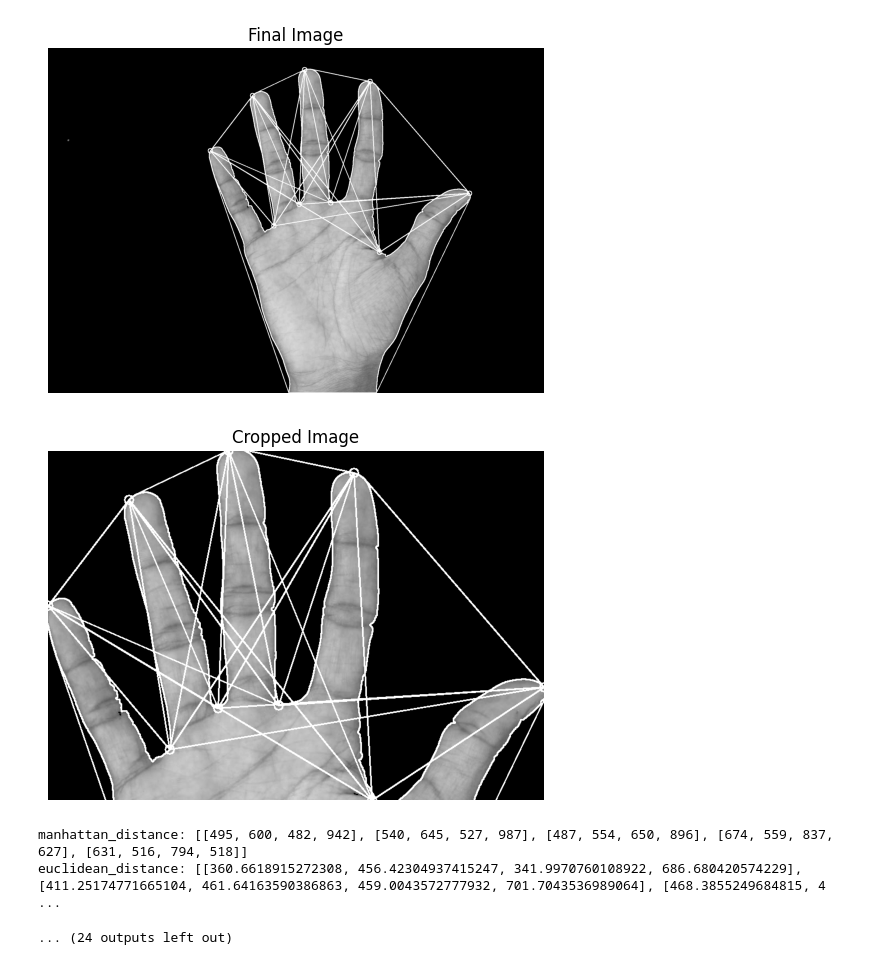
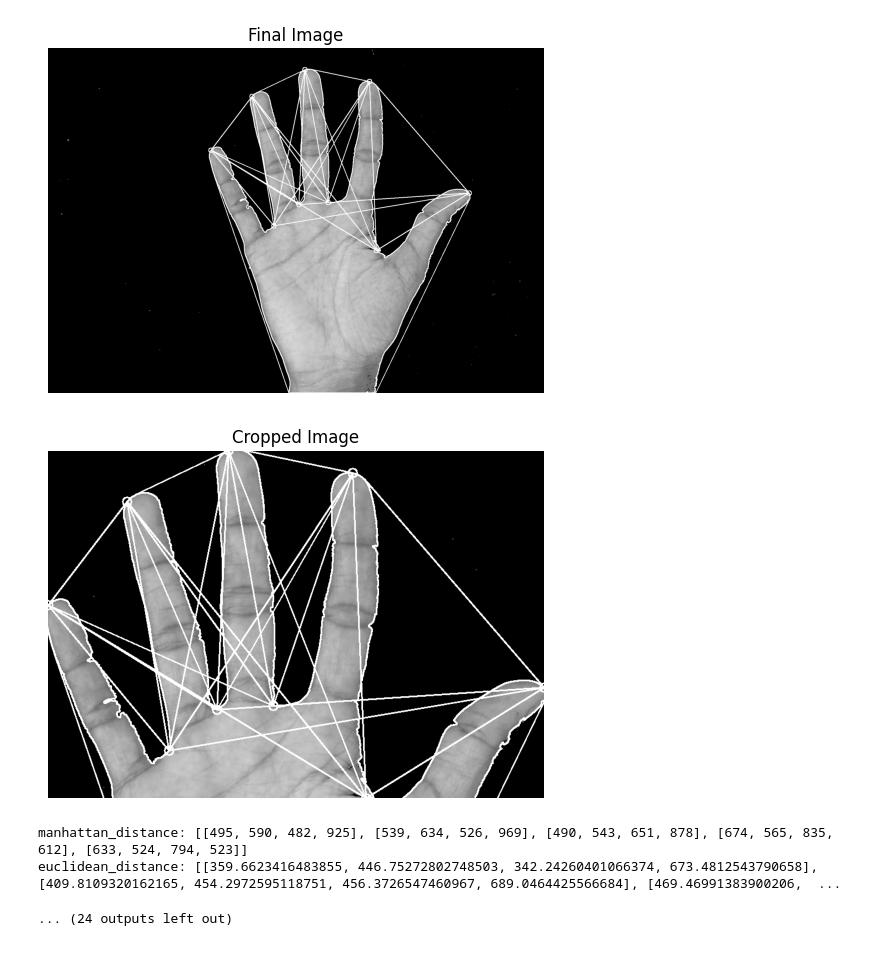
Before and after one commit to RizkiAlkarim/hand-geometry, a Jupyter notebook: hand_geometry.ipynb, the cells around one changed output. Cells and saved outputs as stored; diff of their text form; code cells hidden in the pictures.

Commit message:
chore: refactor thresholding & masking

```diff
--- a/hand_geometry.ipynb
+++ b/hand_geometry.ipynb
@@ -185,17 +185,45 @@ for i in pics:
         plt.show()
 
         # Thresholding
-        ret, thresh = cv2.threshold(img, 90, 255, cv2.THRESH_BINARY)
-        kernel = np.ones((5,5),np.uint8)
-        thresh = cv2.erode(thresh, kernel, iterations=1)
-        thresh = cv2.dilate(thresh, kernel, iterations=1)
-        plt.imshow(thresh.astype(np.uint8), cmap='gray')
+        threshold = 100
+        binary = np.zeros_like(gaussian_img)
+        binary[gaussian_img > threshold] = 255
+        plt.imshow(binary.astype(np.uint8), cmap='gray')
         plt.axis('off')
-        plt.title("Threshold")
+        plt.title("Thresholding")
         plt.show()
 
+        # Erode Morphology Transformation
+        # kernel = np.ones((5, 5), np.uint8)
+        # thresh = np.zeros_like(binary)
+        # for i in range(2, binary.shape[0] - 2):
+        #     for j in range(2, binary.shape[1] - 2):
+        #         if np.all(binary[i - 2:i + 3, j - 2:j + 3] == 255):
+        #             thresh[i, j] = 255
+        # plt.imshow(thresh.astype(np.uint8), cmap='gray')
+        # plt.axis('off')
+        # plt.title("Erode")
+        # plt.show()
+
+        # Dilate Morphology Transformation
+        # thresh = np.zeros_like(binary)
+        # for i in range(2, binary.shape[0] - 2):
+        #     for j in range(2, binary.shape[1] - 2):
+        #         if np.any(binary[i - 2:i + 3, j - 2:j + 3] == 255):
+        #             thresh[i, j] = 255
+        # plt.imshow(thresh.astype(np.uint8), cmap='gray')
+        # plt.axis('off')
+        # plt.title("Dilate")
+        # plt.show()
+
         # Masking
-        masked = cv2.bitwise_and(img, img, mask=thresh)
+        mask = np.zeros_like(img)
+        mask[img > threshold] = 255
+        masked = np.zeros_like(img)
+        for i in range(mask.shape[0]):
+            for j in range(mask.shape[1]):
+                if mask[i, j] == 255:
+                    masked[i, j] = img[i, j]
         plt.imshow(masked.astype(np.uint8), cmap='gray')
         plt.axis('off')
         plt.title("Masking")
@@ -209,18 +237,16 @@ for i in pics:
         sobel_y = sobel_y.astype(np.float64)
         sobel_x[sobel_x==0]=0.00000001
         gradiant_tangent = sobel_y/sobel_x
+        plt.imshow(gradiant_length.astype(np.uint8), cmap='gray')
+        plt.axis('off')
+        plt.title("Sobel Filter")
+        plt.show()
 
         # Hysteresis
-        plt.imshow(gradiant_length.astype(np.uint8), cmap='gray')
-        plt.axis('off')
-        plt.title("Hysteresis")
-        plt.show()
-
-        # Non-Maximum Supression
         final_img = non_maximum_supression(gradiant_length,gradiant_tangent)
         plt.imshow(final_img.astype(np.uint8), cmap='gray')
         plt.axis('off')
-        plt.title("Non-Maximum Supression")
+        plt.title("Hysteresis")
         plt.show()
 
         # Contour
@@ -318,17 +344,17 @@ for i in pics:
         pinky_manhattan = manhattan[8:15:2]
         ring_manhattan = manhattan[9:16:2]
         middle_manhattan = manhattan[0:4]
-        leading_manhattan = manhattan[4:8]
+        index_manhattan = manhattan[4:8]
         thumb_manhattan = manhattan[16:21]
-        manhattan_distance = [pinky_manhattan, ring_manhattan, middle_manhattan, leading_manhattan, thumb_manhattan]
+        manhattan_distance = [pinky_manhattan, ring_manhattan, middle_manhattan, index_manhattan, thumb_manhattan]
         print(f"manhattan_distance: {manhattan_distance}")
 
         pinky_euclidean = euclidean[8:15:2]
         ring_euclidean = euclidean[9:16:2]
         middle_euclidean = euclidean[0:4]
-        leading_euclidean = euclidean[4:8]
+        index_euclidean = euclidean[4:8]
         thumb_euclidean = euclidean[16:21]
-        euclidean_distance = [pinky_euclidean, ring_euclidean, middle_euclidean, leading_euclidean, thumb_euclidean]
+        euclidean_distance = [pinky_euclidean, ring_euclidean, middle_euclidean, index_euclidean, thumb_euclidean]
         print(f"euclidean_distance: {euclidean_distance}")
 # %% [output]
 [figure]
@@ -341,7 +367,7 @@ for i in pics:
 [figure]
 [figure]
-[figure, old version]
+[figure, new version]
-[figure, old version]
+[figure, new version]
-manhattan_distance: [[495, 600, 482, 942], [540, 645, 527, 987], [487, 554, 650, 896], [674, 559, 837, 627], [631, 516, 794, 518]]
-euclidean_distance: [[360.6618915272308, 456.42304937415247, 341.9970760108922, 686.680420574229], [411.25174771665104, 461.64163590386863, 459.0043572777932, 701.7043536989064], [468.3855249684815, 4 ...
+manhattan_distance: [[495, 590, 482, 925], [539, 634, 526, 969], [490, 543, 651, 878], [674, 565, 835, 612], [633, 524, 794, 523]]
+euclidean_distance: [[359.6623416483855, 446.75272802748503, 342.24260401066374, 673.4812543790658], [409.8109320162165, 454.2972595118751, 456.3726547460967, 689.0464425566684], [469.46991383900206,  ...
 ... (24 outputs left out)
```
Also changed, not shown: parts of 1 cell of this notebook, 3 other files.
